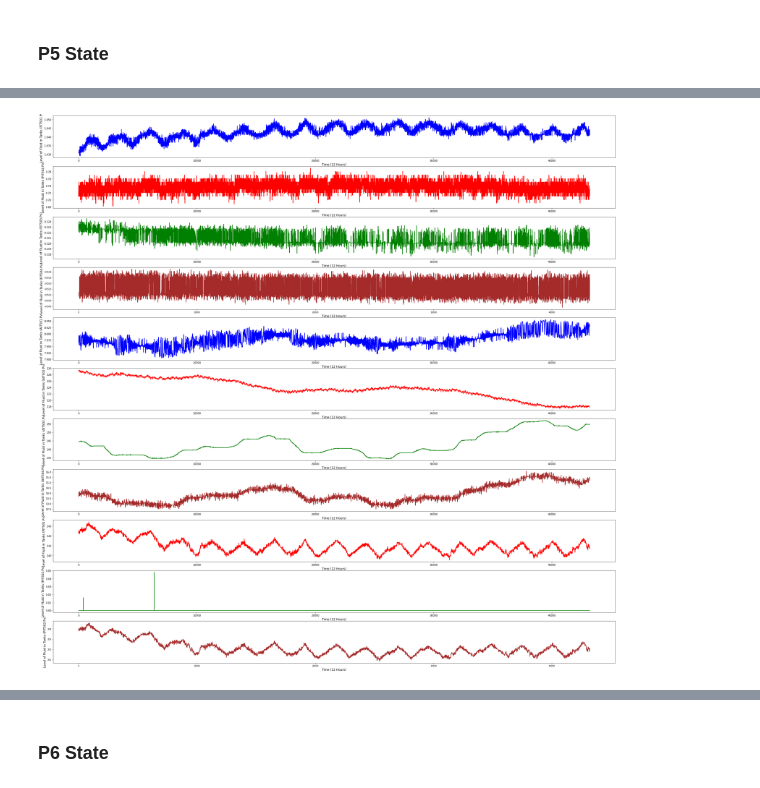
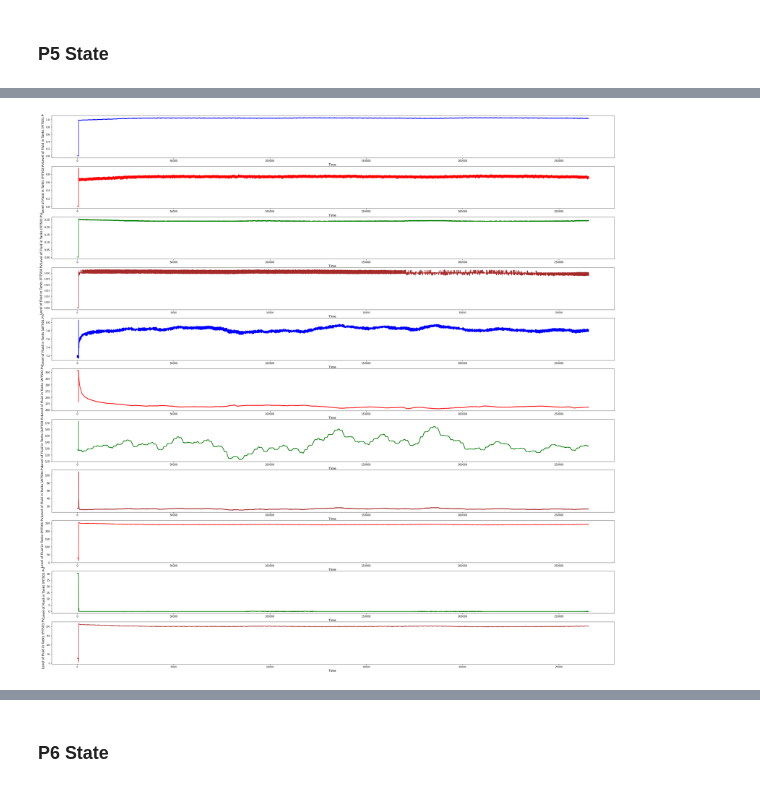
Before and after one commit to Abhijithsai451/ci_ai_project, a Jupyter notebook: ci_ai_project.ipynb, the cells around one changed output, grey strips where cells are left out. Drawn from its saved outputs; the diff is of its cells as text; code cells hidden in the pictures.

```diff
--- a/ci_ai_project.ipynb
+++ b/ci_ai_project.ipynb
@@ -37,0 +28,4 @@ data.head()
+# %%
+data = pd.read_csv('Training_Dataset_1.csv')
+#data = data[:43200] # Considering only 12 hours data as it is mostly repetitive.
+data.head()
@@ -253,7 +374,6 @@ plt.show()
 p5_state = data[['t_stamp','P5_STATE', 'FIT501.Pv', 'FIT502.Pv','FIT503.Pv', 'FIT504.Pv', 'AIT501.Pv', 'AIT502.Pv', 'AIT503.Pv',
                  'AIT504.Pv', 'PIT501.Pv', 'PIT502.Pv', 'PIT503.Pv', 'P501.Status','P501.Speed', 'P502.Status', 'P502.Speed',
                    'MV501.Status','MV502.Status', 'MV503.Status', 'MV504.Status']]
-p5_state = p5_state[:43200]
 p5_state.head()
 # %% [output]
 |  | t_stamp | P5_STATE | FIT501.Pv | FIT502.Pv | FIT503.Pv | FIT504.Pv | AIT501.Pv | AIT502.Pv | AIT503.Pv | ... |
@@ -267,63 +387,63 @@ p5_state.head()
 plt.figure(figsize=(40, 40))
 ax1 = plt.subplot(11,1,1)
 ax1.plot(p5_state['FIT501.Pv'],color = 'blue', linewidth=2)
-ax1.set_xlabel('Time (12 Hours)', fontsize=12)
+ax1.set_xlabel('Time ', fontsize=12)
 ax1.set_ylabel('Level of Fluid in Tanks (FIT501.Pv)', fontsize=12)
 
 ax2 = plt.subplot(11,1,2)
 ax2.plot(p5_state['FIT502.Pv'],color = 'red', linewidth=2)
-ax2.set_xlabel('Time (12 Hours)', fontsize=12)
+ax2.set_xlabel('Time ', fontsize=12)
 ax2.set_ylabel('Level of Fluid in Tanks (FIT502.Pv)', fontsize=12)
 
 ax3 = plt.subplot(11,1,3)
 ax3.plot(p5_state['FIT503.Pv'],color = 'green', linewidth=2)
-ax3.set_xlabel('Time (12 Hours)', fontsize=12)
+ax3.set_xlabel('Time ', fontsize=12)
 ax3.set_ylabel('Level of Fluid in Tanks (FIT503.Pv)', fontsize=12)
 
 ax4 = plt.subplot(11,1,4)
 ax4.plot(p5_state['FIT504.Pv'],color = 'brown', linewidth=2)
-ax4.set_xlabel('Time (12 Hours)', fontsize=12)
+ax4.set_xlabel('Time ', fontsize=12)
 ax4.set_ylabel('Level of Fluid in Tanks (FIT504.Pv)', fontsize=12)
 plt.xticks(fontsize=8)
 plt.yticks(fontsize=8)
 
 ax5 = plt.subplot(11,1,5)
 ax5.plot(p5_state['AIT501.Pv'],color = 'blue', linewidth=2)
-ax5.set_xlabel('Time (12 Hours)', fontsize=12)
+ax5.set_xlabel('Time ', fontsize=12)
 ax5.set_ylabel('Level of Fluid in Tanks (AIT501.Pv)', fontsize=12)
 
 ax6 = plt.subplot(11,1,6)
 ax6.plot(p5_state['AIT502.Pv'],color = 'red', linewidth=2)
-ax6.set_xlabel('Time (12 Hours)', fontsize=12)
+ax6.set_xlabel('Time ', fontsize=12)
 ax6.set_ylabel('Level of Fluid in Tanks (AIT502.Pv)', fontsize=12)
 
 ax7 = plt.subplot(11,1,7)
 ax7.plot(p5_state['AIT503.Pv'],color = 'green', linewidth=2)
-ax7.set_xlabel('Time (12 Hours)', fontsize=12)
+ax7.set_xlabel('Time ', fontsize=12)
 ax7.set_ylabel('Level of Fluid in Tanks (AIT503.Pv)', fontsize=12)
 
 ax8 = plt.subplot(11,1,8)
 ax8.plot(p5_state['AIT504.Pv'],color = 'brown', linewidth=2)
-ax8.set_xlabel('Time (12 Hours)', fontsize=12)
+ax8.set_xlabel('Time ', fontsize=12)
 ax8.set_ylabel('Level of Fluid in Tanks (AIT504.Pv)', fontsize=12)
 
 ax9 = plt.subplot(11,1,9)
 ax9.plot(p5_state['PIT501.Pv'],color = 'red', linewidth=2)
-ax9.set_xlabel('Time (12 Hours)', fontsize=12)
+ax9.set_xlabel('Time ', fontsize=12)
 ax9.set_ylabel('Level of Fluid in Tanks (PIT501.Pv)', fontsize=12)
 
 ax10 = plt.subplot(11,1,10)
 ax10.plot(p5_state['PIT502.Pv'],color = 'green', linewidth=2)
-ax10.set_xlabel('Time (12 Hours)', fontsize=12)
+ax10.set_xlabel('Time ', fontsize=12)
 ax10.set_ylabel('Level of Fluid in Tanks (PIT502.Pv)', fontsize=12)
 
 ax11 = plt.subplot(11,1,11)
 ax11.plot(p5_state['PIT503.Pv'],color = 'brown', linewidth=2)
-ax11.set_xlabel('Time (12 Hours)', fontsize=12)
+ax11.set_xlabel('Time ', fontsize=12)
 ax11.set_ylabel('Level of Fluid in Tanks (PIT503.Pv)', fontsize=12)
 plt.xticks(fontsize=8)
 plt.yticks(fontsize=8)
 
 plt.show()
 # %% [output]
-[figure, old version]
+[figure, new version]
```
Also changed, not shown: parts of 26 cells of this notebook.
